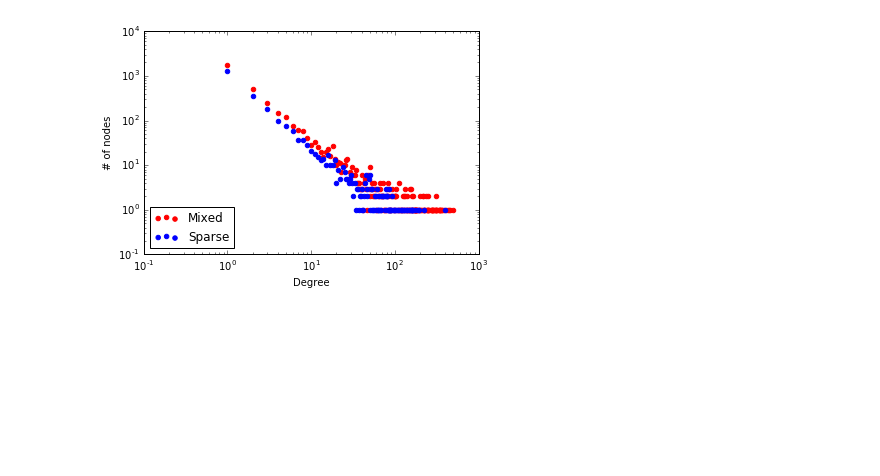
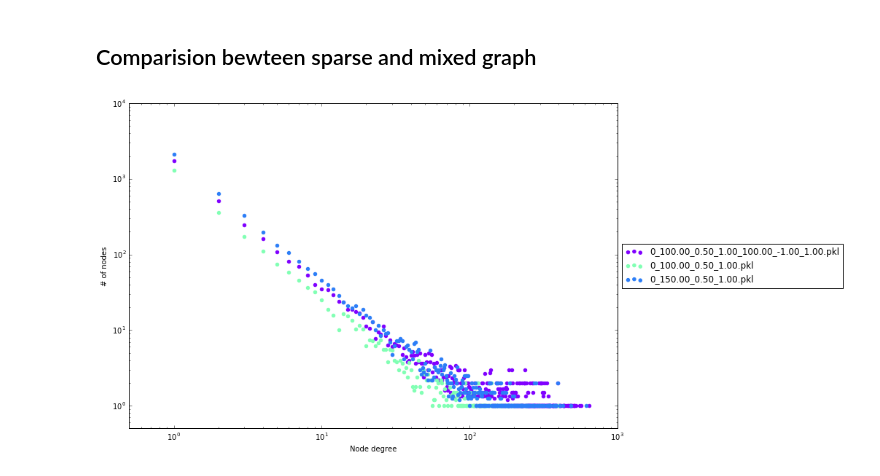
Before and after one commit to dongwookim-ml/sparse-graph-prior, a Jupyter notebook: notebooks/CompareSparseMixtureGraph.ipynb, the cells around one changed output. Drawn from its saved outputs; the diff is of its cells as text; code cells hidden in the pictures; blank space fills up the shorter version.

Commit message:
plot degree distributions.

```diff
--- a/notebooks/CompareSparseMixtureGraph.ipynb
+++ b/notebooks/CompareSparseMixtureGraph.ipynb
@@ -41,32 +35,4 @@ d_tau = 1
-# %%
-n_sample=1
-for i in range(n_sample):
-    mfile = os.path.join(mdest, m_f % (i, alpha, sigma, tau, d_alpha, d_sigma, d_tau))
-    sfile = os.path.join(sdest, s_f % (i, alpha, sigma, tau))
-
-    if os.path.exists(mfile) and os.path.exists(sfile):
-        sample = pickle.load(open(mfile, 'rb'))
-        G = sparse_to_networkx(sample[0])
-        ddict = nx.degree(G)
-        ddist = defaultdict(int)
-        for k, v in ddict.items():
-            ddist[v] += 1
-
-        sample = pickle.load(open(sfile, 'rb'))
-        sG = sparse_to_networkx(sample[0])
-        sddict = nx.degree(sG)
-        sddist = defaultdict(int)
-        for k, v in sddict.items():
-            sddist[v] += 1
-
-        ax = plt.subplot()
-        plt.scatter(list(ddist.keys()), list(ddist.values()), label='Mixed', color='red')
-        plt.scatter(list(sddist.keys()), list(sddist.values()), label='Sparse', color='blue')
-        ax.set_xscale("log")
-        ax.set_yscale("log")
-        plt.legend(loc='lower left')
-        plt.xlabel('Degree')
-        plt.ylabel('# of nodes')
-        plt.show()
-# %% [output]
-[figure, removed]
+# %%
+colors = cm.rainbow(np.linspace(0, 1, 7))
+np.random.shuffle(colors)
+colors = itertools.cycle(colors)
@@ -72,0 +77,36 @@ for i in range(n_sample):
+# %% [markdown]
+## Comparision bewteen sparse and mixed graph
+# %%
+alpha = 100
+sigma = 0.5
+tau = 1
+d_alpha = 100
+d_sigma = -1
+d_tau = 1
+d_taus = [1]
+n_samples = 5
+
+plt.figure(figsize=(12, 8))
+path_list = list()
+for i in range(n_samples):
+    path_list.append(os.path.join(mdest, m_f % (i, alpha, sigma, tau, d_alpha, d_sigma, d_tau)))
+ddist = avg_degree_dist(path_list)
+scatter(ddist, path_list[0], next(colors))
+
+alphas = [100, 150]
+for alpha in alphas:
+    path_list = list()
+    for i in range(n_samples):
+        path_list.append(os.path.join(sdest, s_f % (i, alpha, sigma, tau)))
+    ddist = avg_degree_dist(path_list)
+    scatter(ddist, path_list[0], next(colors))
+
+ax = plt.subplot()
+ax.set_xscale("log")
+ax.set_yscale("log")
+ax.legend(loc='center left', bbox_to_anchor=(1, 0.5))
+plt.ylabel('# of nodes')
+plt.xlabel('Node degree')
+plt.ylim(0.5); plt.xlim(0.5); plt.show()
+# %% [output]
+[figure, added]
```
Also changed, not shown: parts of 12 cells of this notebook.
